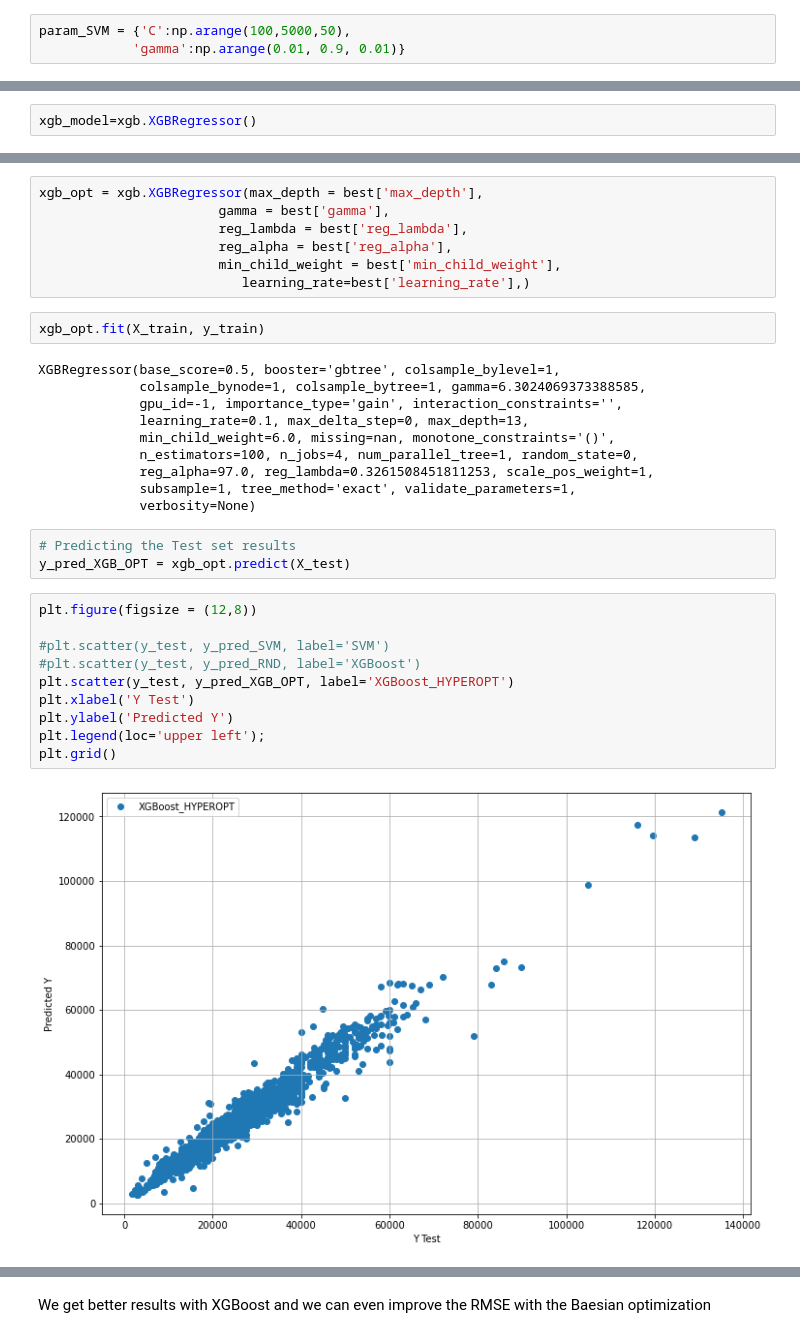
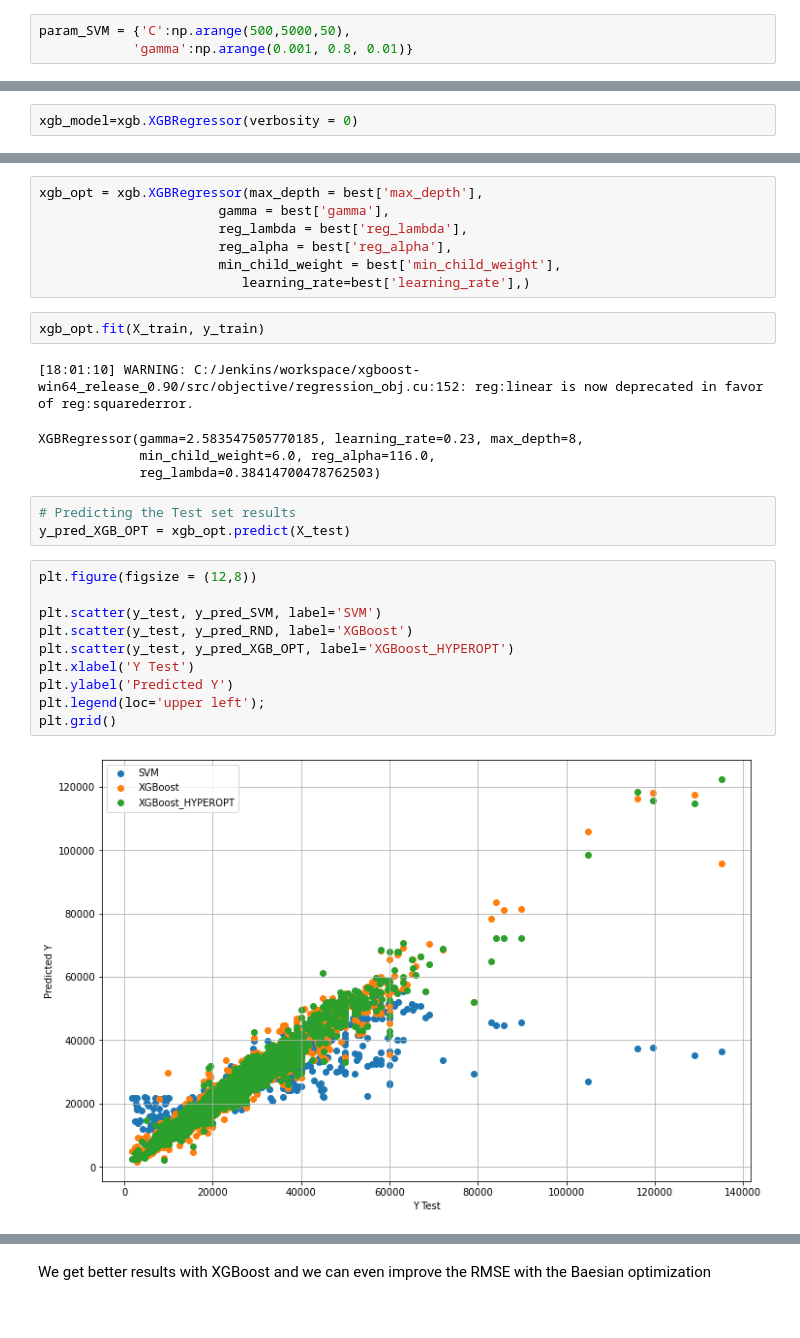
Before and after one commit to ludo950/data-science-regression, a Jupyter notebook: XGBoost HYPEROPT VS XGBoost VS SVR PRICE REGRESSION.ipynb, the cells around one changed output, grey strips where cells are left out. Saved outputs shown, nothing was run; the diff lists cells and outputs as text.

```diff
--- a/XGBoost HYPEROPT VS XGBoost VS SVR PRICE REGRESSION.ipynb
+++ b/XGBoost HYPEROPT VS XGBoost VS SVR PRICE REGRESSION.ipynb
@@ -176,8 +179,8 @@ X_test = scaler.transform(X_test)            # Apply Standardization on X_test
 # %%
 from sklearn.svm import SVR
 # %%
-param_SVM = {'C':np.arange(100,5000,50),
-            'gamma':np.arange(0.01, 0.9, 0.01)}
+param_SVM = {'C':np.arange(500,5000,50),
+            'gamma':np.arange(0.001, 0.8, 0.01)}
 # %%
 svr_model=SVR()
 # %%
@@ -219,7 +226,7 @@ param_grid = {
     'n_estimators': np.arange(50, 200, 15)
 }
 # %%
-xgb_model=xgb.XGBRegressor()
+xgb_model=xgb.XGBRegressor(verbosity = 0)
 # %%
 rand_neg_mse = RandomizedSearchCV(estimator=xgb_model, param_distributions=param_grid, n_iter=10, scoring='neg_mean_squared_error', cv=3)
 # %%
@@ -313,28 +334,23 @@ xgb_opt = xgb.XGBRegressor(max_depth = best['max_depth'],
 # %%
 xgb_opt.fit(X_train, y_train)
 # %% [output]
-XGBRegressor(base_score=0.5, booster='gbtree', colsample_bylevel=1,
-             colsample_bynode=1, colsample_bytree=1, gamma=6.3024069373388585,
-             gpu_id=-1, importance_type='gain', interaction_constraints='',
-             learning_rate=0.1, max_delta_step=0, max_depth=13,
-             min_child_weight=6.0, missing=nan, monotone_constraints='()',
-             n_estimators=100, n_jobs=4, num_parallel_tree=1, random_state=0,
-             reg_alpha=97.0, reg_lambda=0.3261508451811253, scale_pos_weight=1,
-             subsample=1, tree_method='exact', validate_parameters=1,
-             verbosity=None)
+[18:01:10] WARNING: C:/Jenkins/workspace/xgboost-win64_release_0.90/src/objective/regression_obj.cu:152: reg:linear is now deprecated in favor of reg:squarederror.
+XGBRegressor(gamma=2.583547505770185, learning_rate=0.23, max_depth=8,
+             min_child_weight=6.0, reg_alpha=116.0,
+             reg_lambda=0.38414700478762503)
 # %%
 # Predicting the Test set results
 y_pred_XGB_OPT = xgb_opt.predict(X_test)
 # %%
 plt.figure(figsize = (12,8))
 
-#plt.scatter(y_test, y_pred_SVM, label='SVM')
-#plt.scatter(y_test, y_pred_RND, label='XGBoost')
+plt.scatter(y_test, y_pred_SVM, label='SVM')
+plt.scatter(y_test, y_pred_RND, label='XGBoost')
 plt.scatter(y_test, y_pred_XGB_OPT, label='XGBoost_HYPEROPT')
 plt.xlabel('Y Test')
 plt.ylabel('Predicted Y')
 plt.legend(loc='upper left');
 plt.grid()
 # %% [output]
-[figure, old version]
+[figure, new version]
 # %%
```
Also changed, not shown: parts of 14 cells of this notebook.
